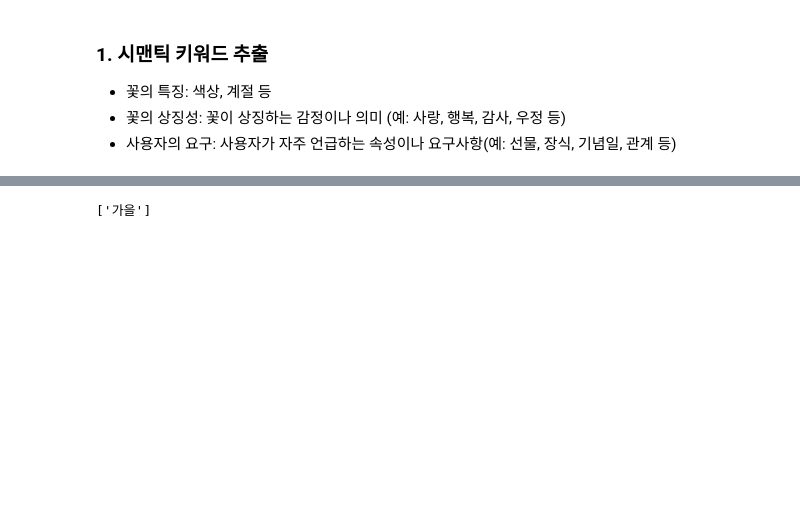
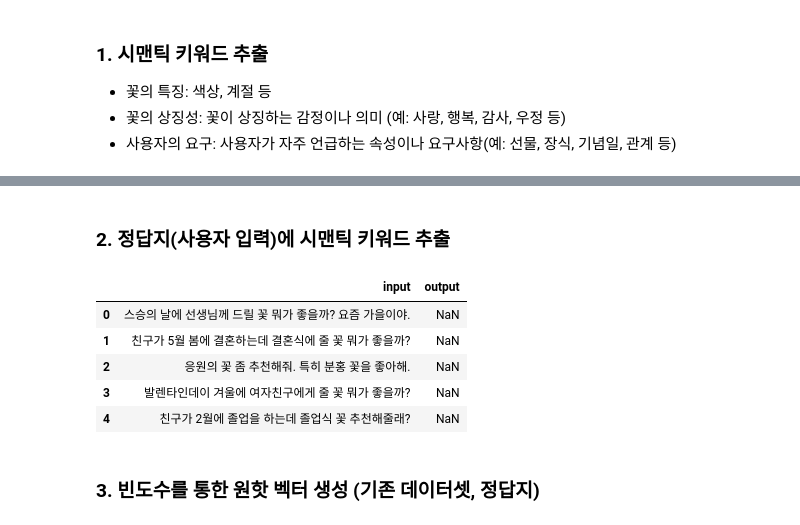
Before and after one commit to Fiurinee-Tave/Model, a Jupyter notebook: data/14_추천시스템_평가.ipynb, the cells around one changed output, grey strips where cells are left out. Cells and saved outputs as stored; diff of their text form; code cells hidden in the pictures; blank space fills up the shorter version.

```diff
--- a/data/14_추천시스템_평가.ipynb
+++ b/data/14_추천시스템_평가.ipynb
@@ -186 +142,14 @@ flower_keywords
+# %% [markdown]
+### 2. 정답지(사용자 입력)에 시맨틱 키워드 추출
+# %%
+#답안지 불러오기
+correct = pd.read_csv(correct_file, encoding='CP949')
+correct.head(5)
+# %% [output]
+|  | input | output |
+| 0 | 스승의 날에 선생님께 드릴 꽃 뭐가 좋을까? 요즘 가을이야. | NaN |
+| 1 | 친구가 5월 봄에 결혼하는데 결혼식에 줄 꽃 뭐가 좋을까? | NaN |
+| 2 | 응원의 꽃 좀 추천해줘. 특히 분홍 꽃을 좋아해. | NaN |
+| 3 | 발렌타인데이 겨울에 여자친구에게 줄 꽃 뭐가 좋을까? | NaN |
+| 4 | 친구가 2월에 졸업을 하는데 졸업식 꽃 추천해줄래? | NaN |
 # %%
@@ -195,5 +163,3 @@ user_keywords = extract_keywords(user_input)
-# %%
-user_keywords
-# %% [output]
-['가을']
+# %% [markdown]
+### 3. 빈도수를 통한 원핫 벡터 생성 (기존 데이터셋, 정답지)
 # %%
```
Also changed, not shown: parts of 24 cells of this notebook.
